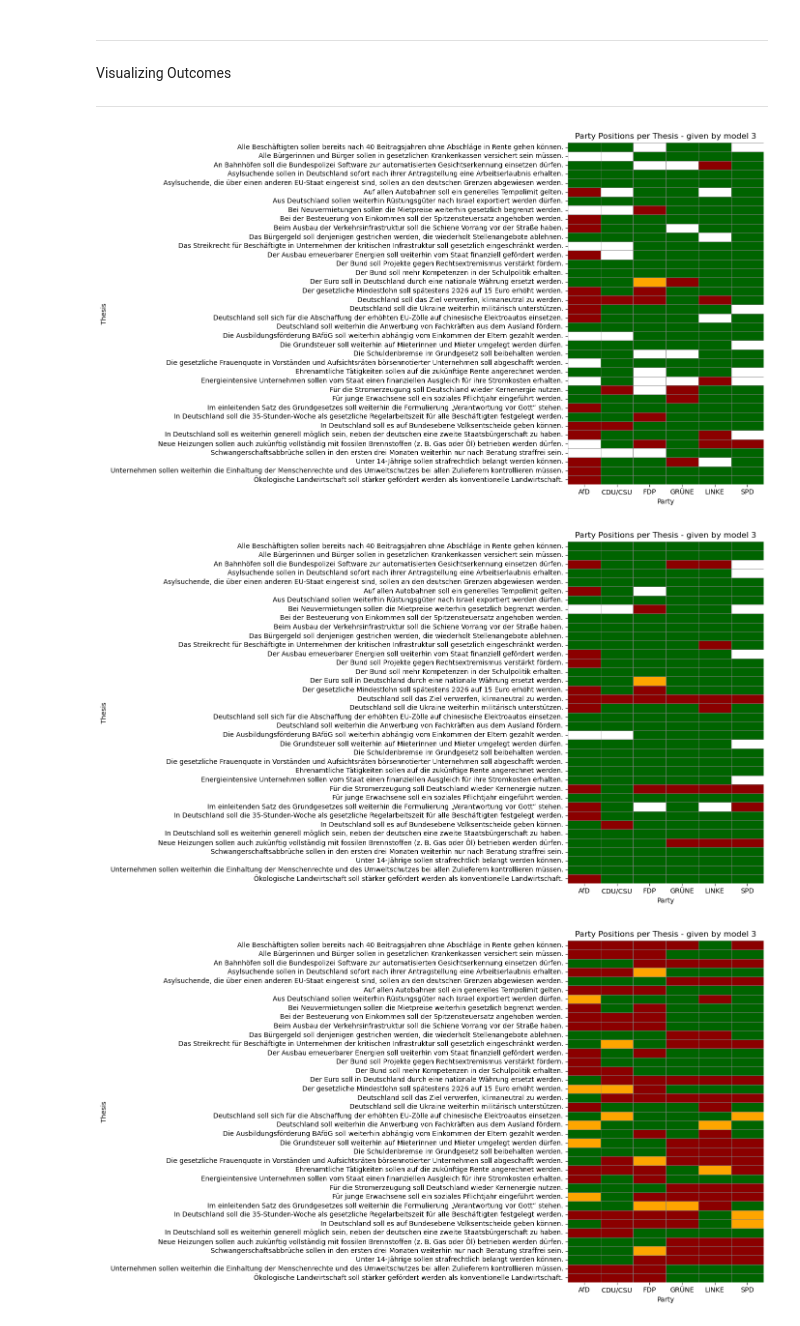
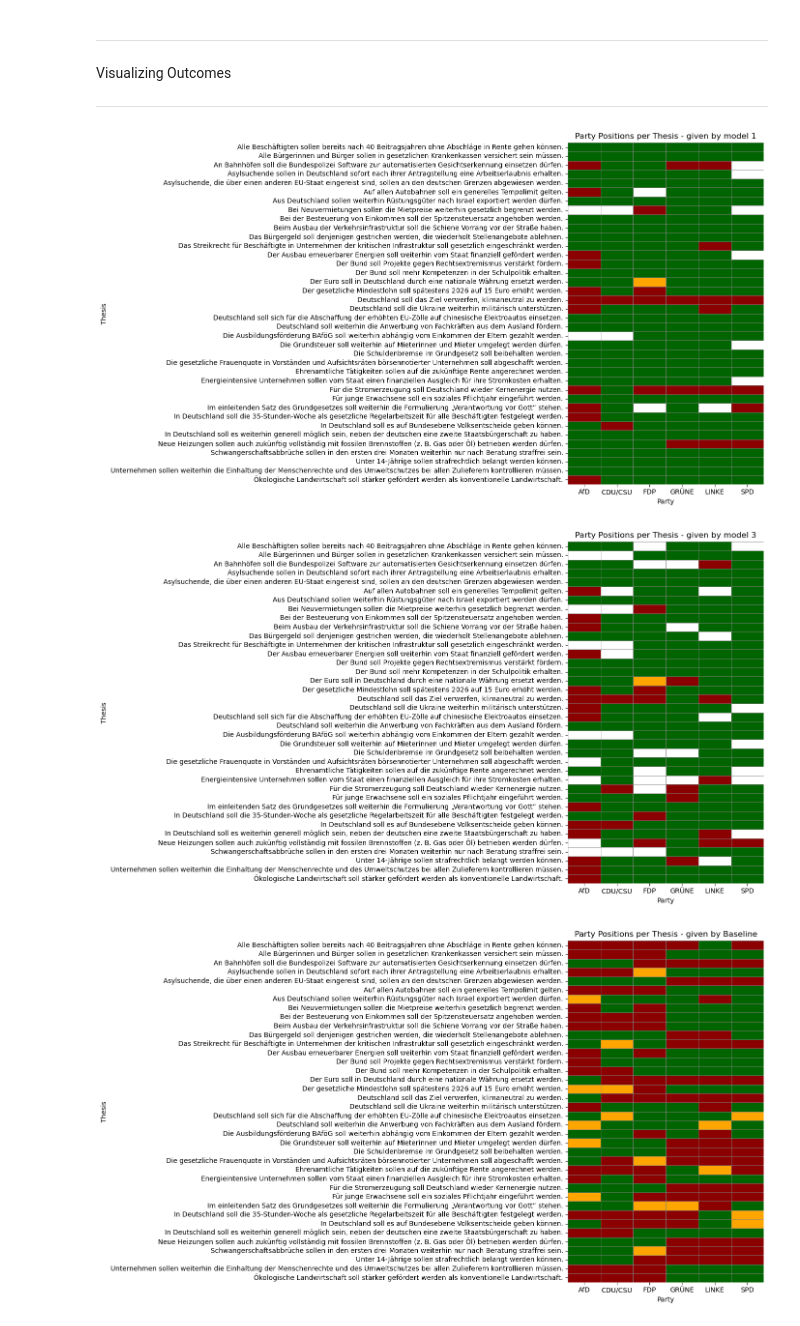
Before and after one commit to jelenameyer/dlss-project-lem, a Jupyter notebook: code/4.1_validation_via_Wahlomat.ipynb, the cells around one changed output. Drawn from its saved outputs; the diff is of its cells as text; code cells hidden in the pictures.

Commit message:
improve visualization 4.1

```diff
--- a/code/4.1_validation_via_Wahlomat.ipynb
+++ b/code/4.1_validation_via_Wahlomat.ipynb
@@ -146,7 +146,7 @@ Visualizing Outcomes
 ____________________________________________________________
 # %%
 # visualizing party positions towards theses
-def visualize(data):
+def visualize(data, name):
     # first make numerical column as preparation
     opinion_map = {
         'stimme zu': 1,
@@ -167,18 +167,18 @@ def visualize(data):
     plt.figure(figsize=(14, 8))
     sns.heatmap(pivot, cmap=custom_cmap, center=0, annot=False, cbar=False,
                 linewidths=0.5, linecolor='gray', cbar_kws={'label': 'Opinion'})
-    plt.title("Party Positions per Thesis - given by model 3")
+    plt.title(f"Party Positions per Thesis - given by {name}")
     plt.xlabel("Party")
     plt.ylabel("Thesis")
     plt.tight_layout()
     plt.show()
 # %%
-visualize("model_3_cat")
+visualize("model_1_cat", "model 1")
 # %% [output]
-[figure, old version]
+[figure, new version]
 # %%
-visualize("model_1_cat")
+visualize("model_3_cat", "model 3")
 # %% [output]
-[figure, old version]
+[figure, new version]
 # %%
 # truth
```
Also changed, not shown: parts of 1 cell of this notebook.
